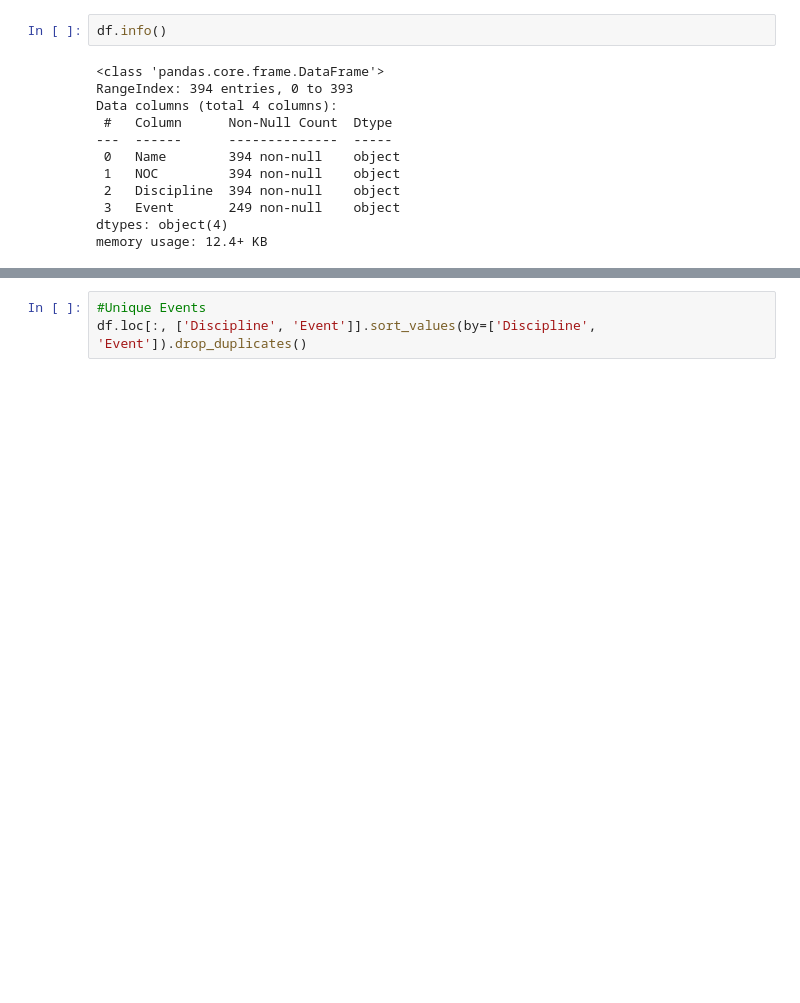
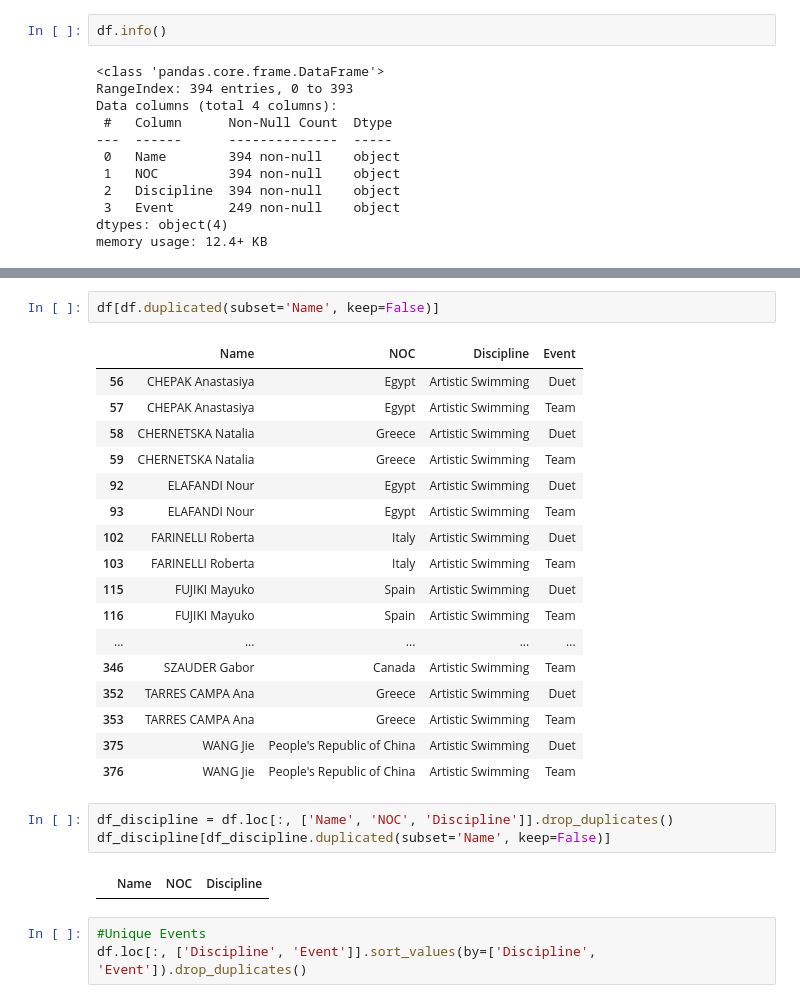
Before and after one commit to jennifer-biener/kaggle_datasets, a Jupyter notebook: 2021 Olympics in Tokyo/coaches.ipynb, the cells around one changed output, grey strips where cells are left out. Drawn from its saved outputs; the diff is of its cells as text; blank space fills up the shorter version.

```diff
--- a/2021 Olympics in Tokyo/coaches.ipynb
+++ b/2021 Olympics in Tokyo/coaches.ipynb
@@ -35,4 +34,29 @@ df.describe()
 | freq | 2 | 35 | 74 | 94 |
+# %%
+df[df.duplicated(subset='Name', keep=False)]
+# %% [output]
+|  | Name | NOC | Discipline | Event |
+| 56 | CHEPAK Anastasiya | Egypt | Artistic Swimming | Duet |
+| 57 | CHEPAK Anastasiya | Egypt | Artistic Swimming | Team |
+| 58 | CHERNETSKA Natalia | Greece | Artistic Swimming | Duet |
+| 59 | CHERNETSKA Natalia | Greece | Artistic Swimming | Team |
+| 92 | ELAFANDI Nour | Egypt | Artistic Swimming | Duet |
+| 93 | ELAFANDI Nour | Egypt | Artistic Swimming | Team |
+| 102 | FARINELLI Roberta | Italy | Artistic Swimming | Duet |
+| 103 | FARINELLI Roberta | Italy | Artistic Swimming | Team |
+| 115 | FUJIKI Mayuko | Spain | Artistic Swimming | Duet |
+| 116 | FUJIKI Mayuko | Spain | Artistic Swimming | Team |
+| ... | ... | ... | ... | ... |
+| 346 | SZAUDER Gabor | Canada | Artistic Swimming | Team |
+| 352 | TARRES CAMPA Ana | Greece | Artistic Swimming | Duet |
+| 353 | TARRES CAMPA Ana | Greece | Artistic Swimming | Team |
+| 375 | WANG Jie | People's Republic of China | Artistic Swimming | Duet |
+| 376 | WANG Jie | People's Republic of China | Artistic Swimming | Team |
+# %%
+df_discipline = df.loc[:, ['Name', 'NOC', 'Discipline']].drop_duplicates()
+df_discipline[df_discipline.duplicated(subset='Name', keep=False)]
+# %% [output]
+|  | Name | NOC | Discipline |
 # %%
 #Unique Events
 df.loc[:, ['Discipline', 'Event']].sort_values(by=['Discipline', 'Event']).drop_duplicates()
```
Also changed, not shown: parts of 11 cells of this notebook, 2 other files.
